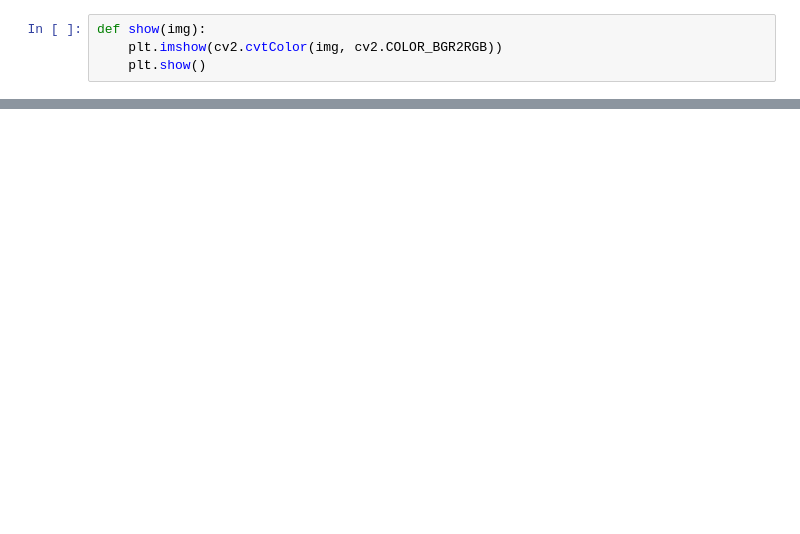
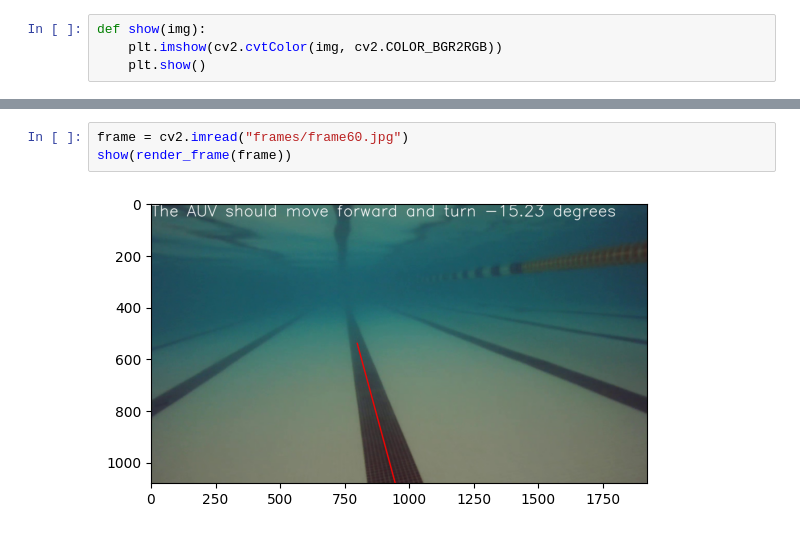
Before and after one commit to TonehavenE/cv-intro, a Jupyter notebook: video_maker.ipynb, the cells around one changed output, grey strips where cells are left out. Drawn from its saved outputs; the diff is of its cells as text; blank space fills up the shorter version.

```diff
--- a/video_maker.ipynb
+++ b/video_maker.ipynb
@@ -195,0 +14,5 @@ now on frame 379...
+# %%
+frame = cv2.imread("frames/frame60.jpg")
+show(render_frame(frame))
+# %% [output]
+[figure, added]
```
Also changed, not shown: parts of 8 cells of this notebook, 4 other files.
